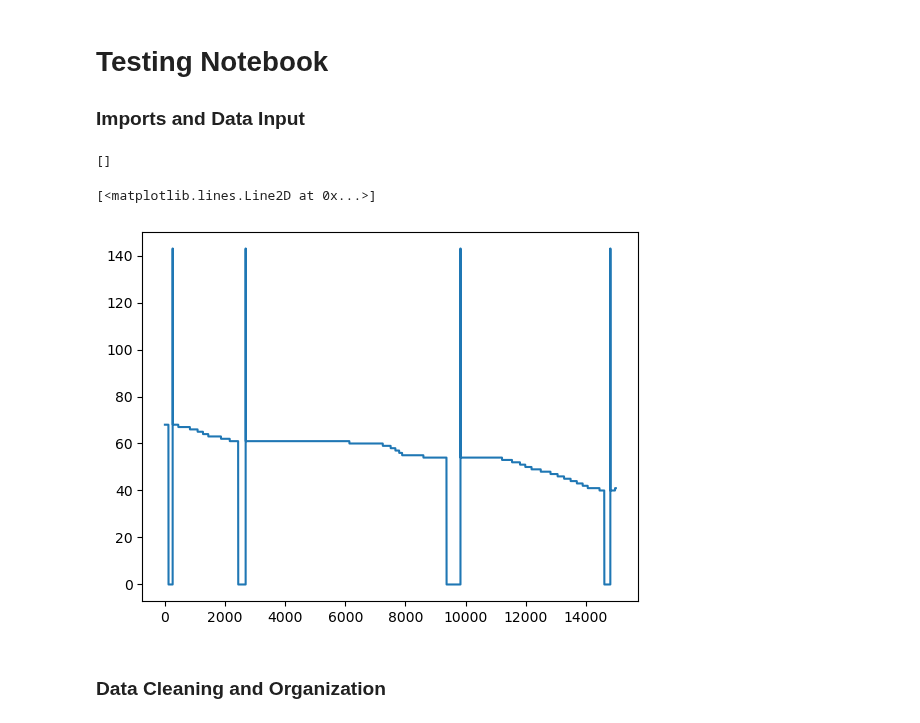
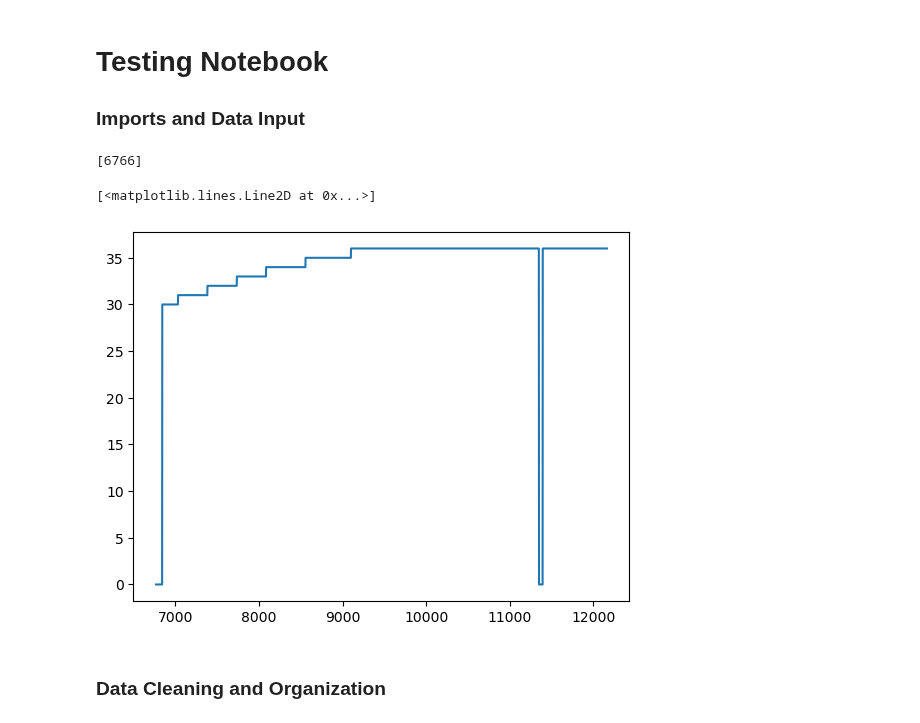
Before and after one commit to eliu420/photon-range-estimator, a Jupyter notebook: test_loop.ipynb, the cells around one changed output. Drawn from its saved outputs; the diff is of its cells as text; code cells hidden in the pictures.

```diff
--- a/test_loop.ipynb
+++ b/test_loop.ipynb
@@ -5,23 +5,25 @@
 # %%
 import matplotlib.pyplot as plt
 import numpy as np
 import pandas as pd
 from scipy import interpolate
 import time
 
 """Import Data"""
-file = "data/L230217.CSV"
+file = "data/L230204.CSV"
 df = pd.read_csv(file)
 
 header_ind = df[df['Lat']=='Lat'].index.tolist()
 print(header_ind)
 
-df = df[:15000]
+df = df[6767:]
+for col in df.columns[2:]:
+    df[col] = pd.to_numeric(df[col])
 plt.plot(df.index,df['SOC 1 %'])
 # %% [output]
-[]
+[6766]
 [<matplotlib.lines.Line2D at 0x...>]
-[figure, old version]
+[figure, new version]
 # %% [markdown]
 ### Data Cleaning and Organization
 # %%
```
